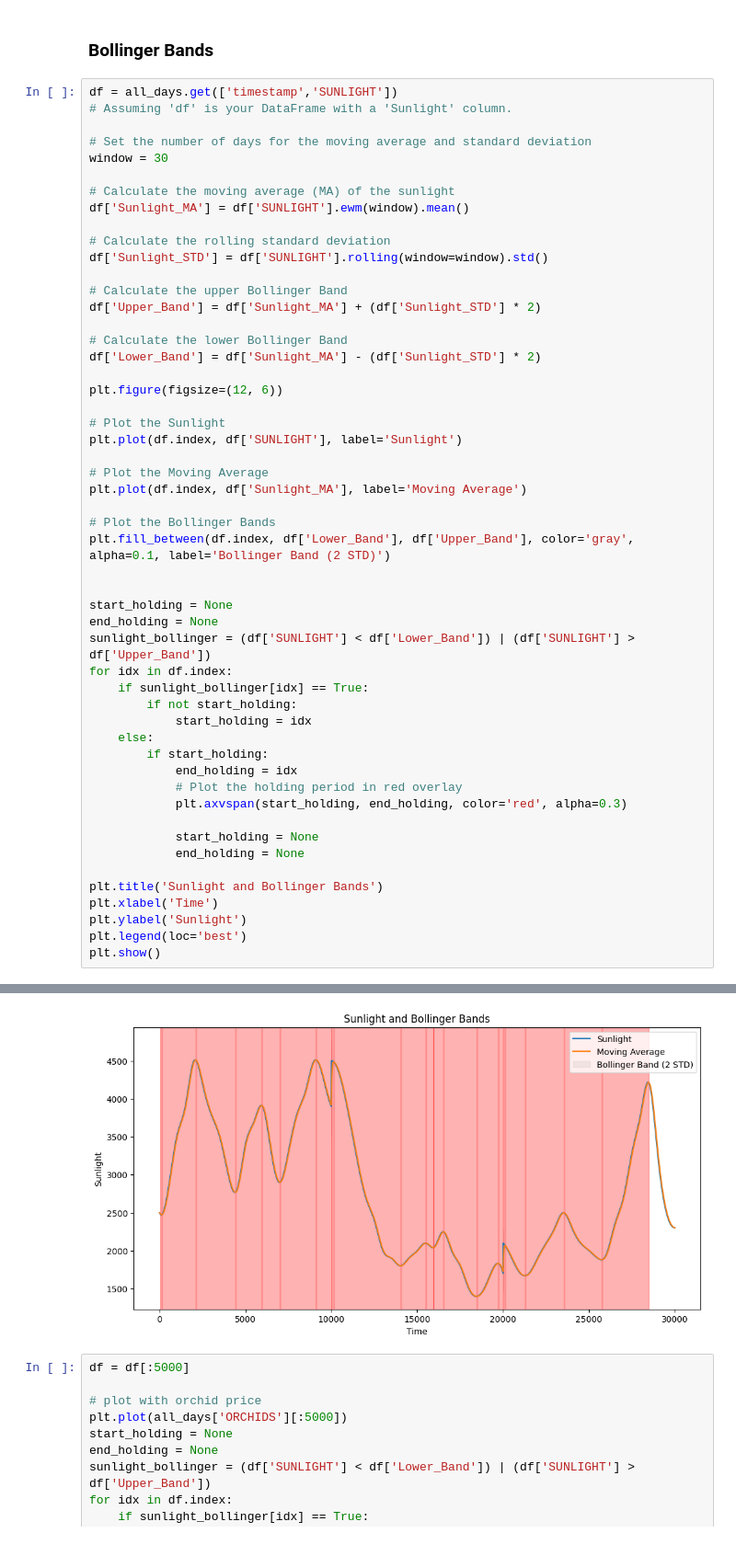
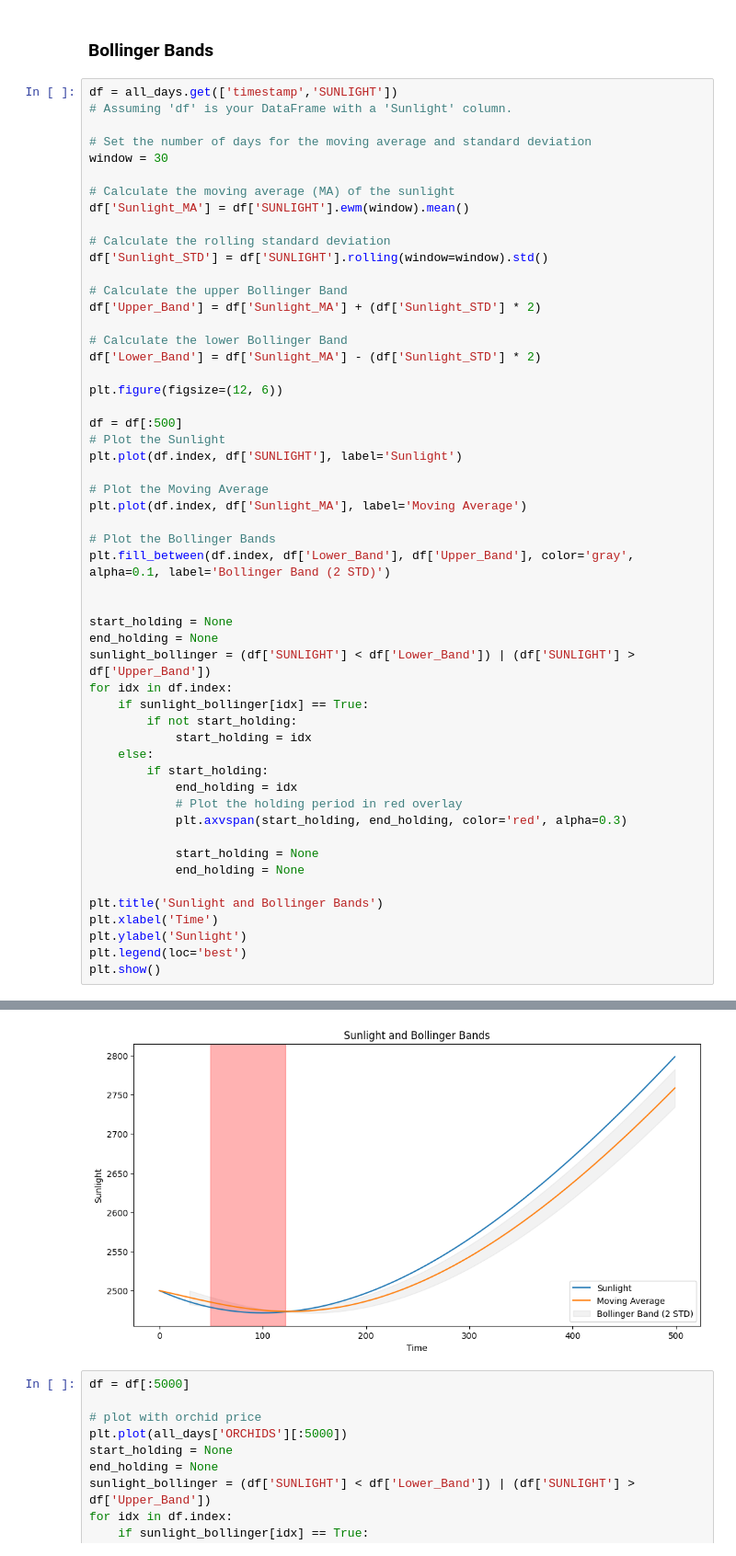
Before and after one commit to timkimneu/IMCProsperityTradingAlgorithm, a Jupyter notebook: round2/sample_data/orchid_sunlight_analysis.ipynb, the cells around one changed output, grey strips where cells are left out. Shown at 92% size. Drawn from its saved outputs; the diff is of its cells as text.

```diff
--- a/round2/sample_data/orchid_sunlight_analysis.ipynb
+++ b/round2/sample_data/orchid_sunlight_analysis.ipynb
@@ -379,6 +377,7 @@ df['Lower_Band'] = df['Sunlight_MA'] - (df['Sunlight_STD'] * 2)
 
 plt.figure(figsize=(12, 6))
 
+df = df[:500]
 # Plot the Sunlight
 plt.plot(df.index, df['SUNLIGHT'], label='Sunlight')
 
@@ -404,34 +403,34 @@ for idx in df.index:
 
             start_holding = None
             end_holding = None
 
 plt.title('Sunlight and Bollinger Bands')
 plt.xlabel('Time')
 plt.ylabel('Sunlight')
 plt.legend(loc='best')
 plt.show()
 # %% [output]
 A value is trying to be set on a copy of a slice from a DataFrame.
 Try using .loc[row_indexer,col_indexer] = value instead
 
 See the caveats in the documentation: https://pandas.pydata.org/pandas-docs/stable/user_guide/indexing.html#returning-a-view-versus-a-copy
   df['Sunlight_MA'] = df['SUNLIGHT'].ewm(window).mean()
 A value is trying to be set on a copy of a slice from a DataFrame.
 Try using .loc[row_indexer,col_indexer] = value instead
 
 See the caveats in the documentation: https://pandas.pydata.org/pandas-docs/stable/user_guide/indexing.html#returning-a-view-versus-a-copy
   df['Sunlight_STD'] = df['SUNLIGHT'].rolling(window=window).std()
 A value is trying to be set on a copy of a slice from a DataFrame.
 Try using .loc[row_indexer,col_indexer] = value instead
 
 See the caveats in the documentation: https://pandas.pydata.org/pandas-docs/stable/user_guide/indexing.html#returning-a-view-versus-a-copy
   df['Upper_Band'] = df['Sunlight_MA'] + (df['Sunlight_STD'] * 2)
 A value is trying to be set on a copy of a slice from a DataFrame.
 Try using .loc[row_indexer,col_indexer] = value instead
 
 See the caveats in the documentation: https://pandas.pydata.org/pandas-docs/stable/user_guide/indexing.html#returning-a-view-versus-a-copy
   df['Lower_Band'] = df['Sunlight_MA'] - (df['Sunlight_STD'] * 2)
-[figure, old version]
+[figure, new version]
 # %%
 df = df[:5000]
 
```
Also changed, not shown: parts of 9 cells of this notebook, 22 other files.
